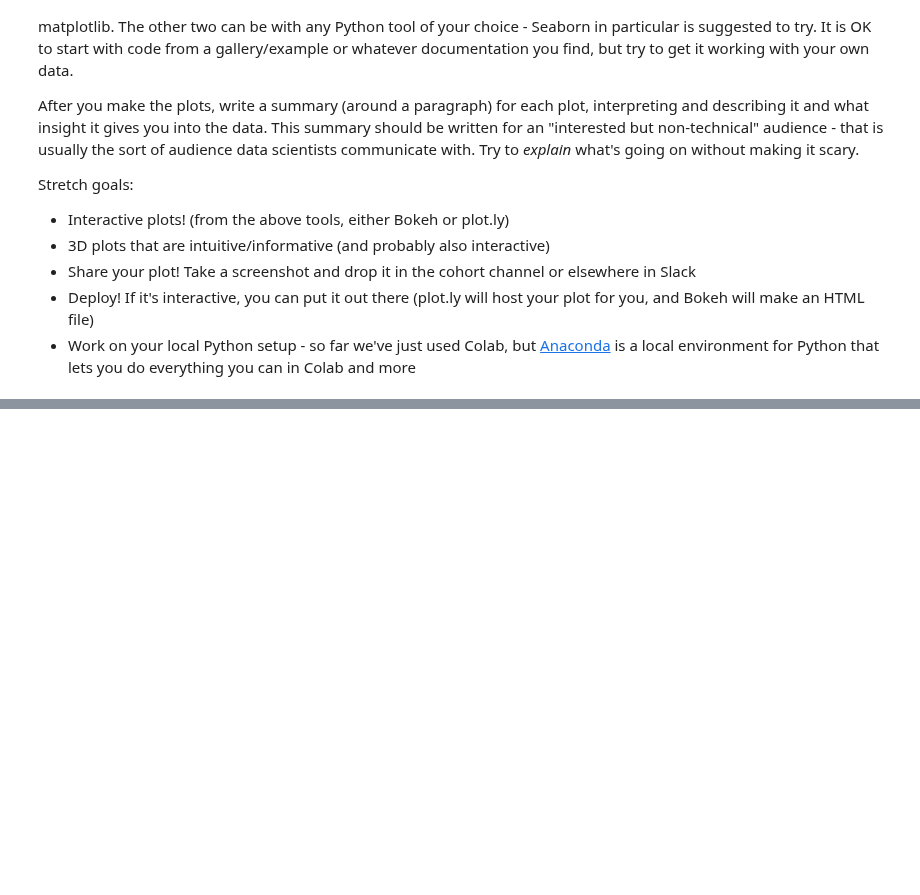
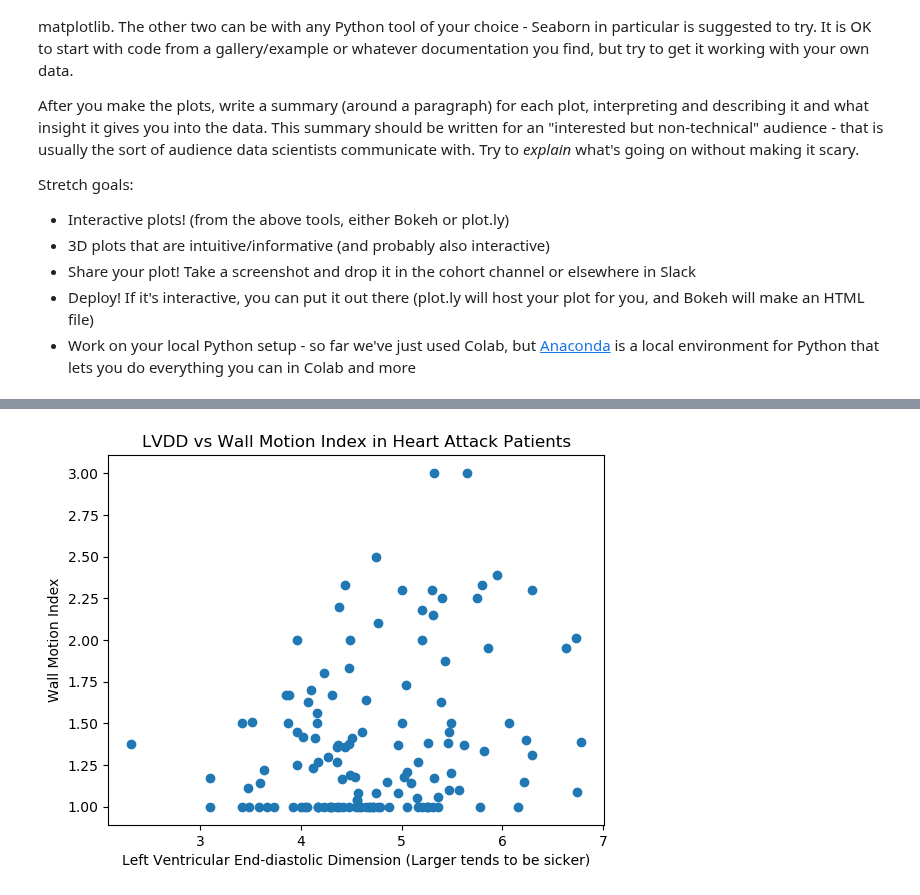
Before and after one commit to bloominstituteoftechnology/DS-Unit-1-Sprint-1-Dealing-With-Data, a Jupyter notebook: module3-basicdatavisualizations/LS_DS_113_Basic_Data_Visualizations.ipynb, the cells around one changed output, grey strips where cells are left out. Cells and saved outputs as stored; diff of their text form; code cells hidden in the pictures; blank space fills up the shorter version.

```diff
--- a/module3-basicdatavisualizations/LS_DS_113_Basic_Data_Visualizations.ipynb
+++ b/module3-basicdatavisualizations/LS_DS_113_Basic_Data_Visualizations.ipynb
@@ -159,3 +159,27 @@ Stretch goals:
 - Share your plot! Take a screenshot and drop it in the cohort channel or elsewhere in Slack
 - Deploy! If it's interactive, you can put it out there (plot.ly will host your plot for you, and Bokeh will make an HTML file)
 - Work on your local Python setup - so far we've just used Colab, but [Anaconda](https://www.anaconda.com/download/) is a local environment for Python that lets you do everything you can in Colab and more
+# %%
+import pandas as pd
+
+
+# Read in CSV
+features = ['survival', 'still_alive', 'age_at_heart_attack', 'pericardial_effusion', 'fractional_shortening', 'epss',
+           'lvdd', 'wall_motion_score', 'wall_motion_index', 'mult', 'name', 'group', 'alive_at_1']
+echo_df = pd.read_csv('https://archive.ics.uci.edu/ml/machine-learning-databases/echocardiogram/echocardiogram.data', header=None, names=features)
+
+echo_df = echo_df.dropna(how='any', axis='index')
+# Drop useless features, based on dataset documentation
+echo_df = echo_df.drop(labels=['name', 'group', 'mult'], axis='columns')
+
+echo_df = echo_df.replace('?', np.NaN)
+echo_df = echo_df.fillna(method='ffill')
+echo_df[['survival', 'age_at_heart_attack', 'fractional_shortening', 'epss', 'lvdd',
+  'wall_motion_score', 'wall_motion_index']] = echo_df[['survival', 'age_at_heart_attack', 'fractional_shortening', 'epss', 'lvdd',
+  'wall_motion_score', 'wall_motion_index']].apply(pd.to_numeric)
+
+# float64 to int to bool
+echo_df = echo_df.astype({'still_alive': int, 'alive_at_1': int})
+echo_df = echo_df.astype({'still_alive': bool, 'alive_at_1': bool, 'pericardial_effusion': bool})
+
+echo_df.head()
@@ -161,0 +193,7 @@ Stretch goals:
+# %%
+plt.scatter(echo_df['lvdd'], echo_df['wall_motion_index'])
+plt.xlabel('Left Ventricular End-diastolic Dimension (Larger tends to be sicker)')
+plt.ylabel('Wall Motion Index')
+plt.title('LVDD vs Wall Motion Index in Heart Attack Patients');
+# %% [output]
+[figure, added]
```
Also changed, not shown: parts of 11 cells of this notebook.
